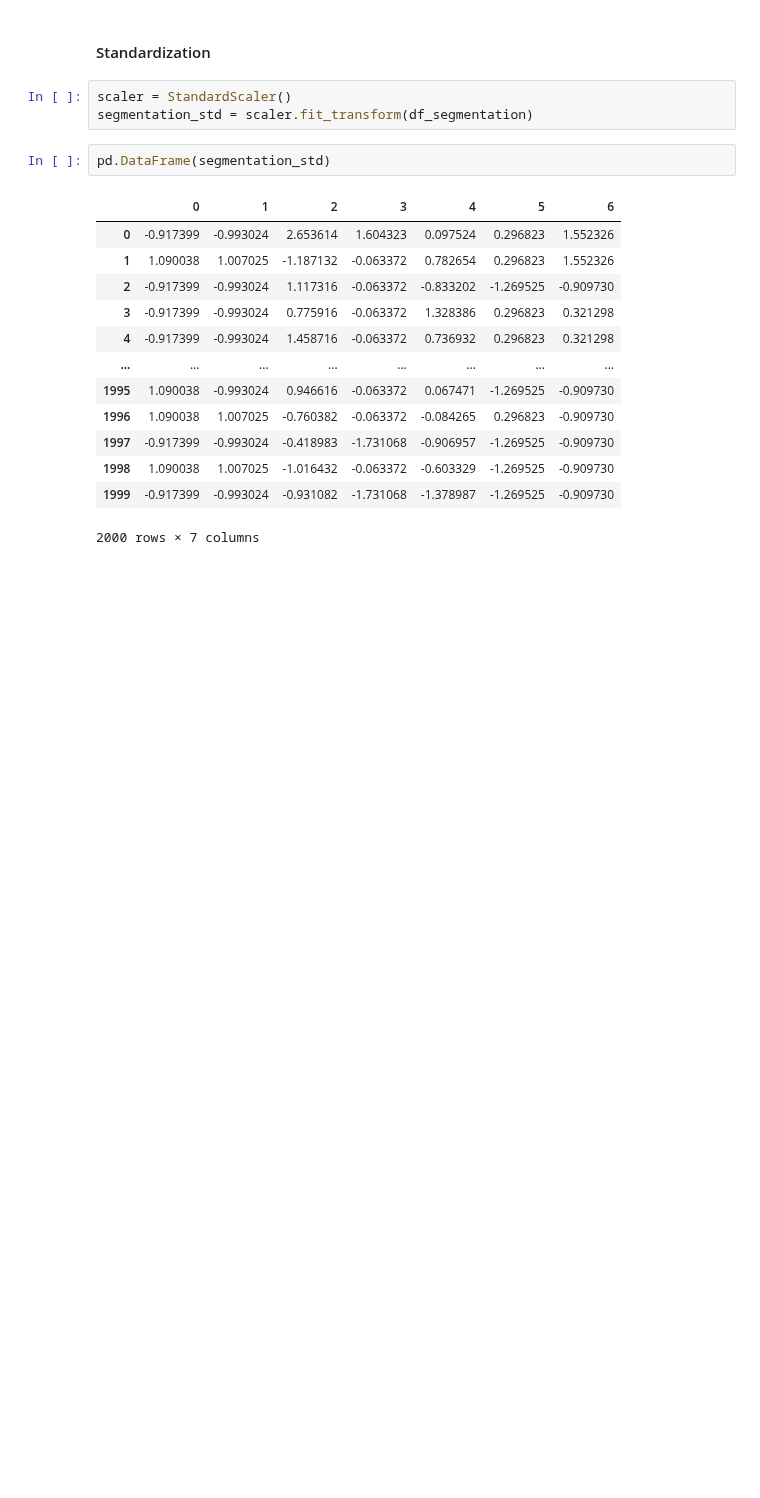
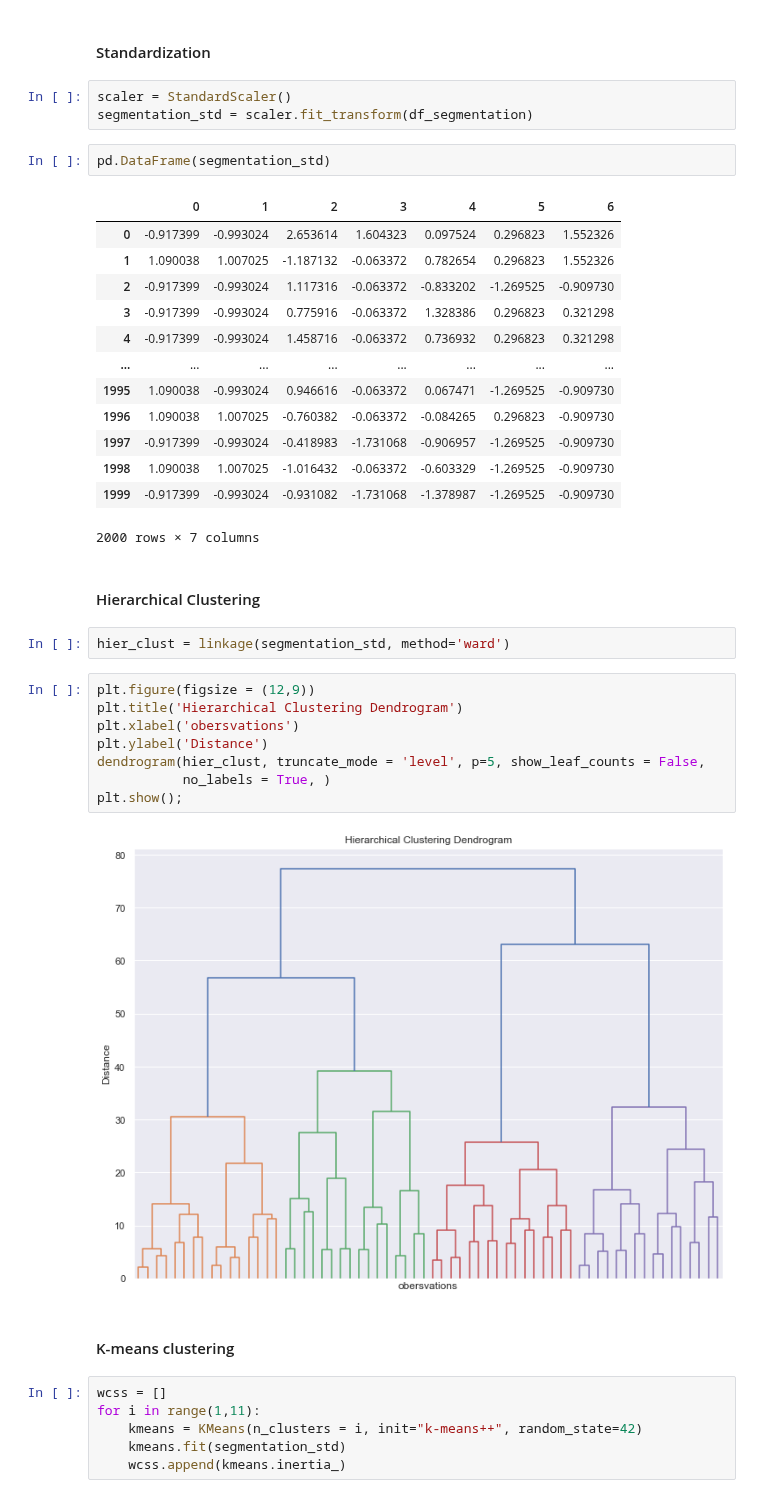
Before and after one commit to cmj123/customer_analytics_in_python, a Jupyter notebook: customer_segmentation/customer_segmentation.ipynb, the cells around one changed output. Saved outputs shown, nothing was run; the diff lists cells and outputs as text; blank space fills up the shorter version.

Commit message:
Completed hierarchical clustering and k-means clustering model for customer segmentation

```diff
--- a/customer_segmentation/customer_segmentation.ipynb
+++ b/customer_segmentation/customer_segmentation.ipynb
@@ -110,3 +114,25 @@ pd.DataFrame(segmentation_std)
 | 1998 | 1.090038 | 1.007025 | -1.016432 | -0.063372 | -0.603329 | -1.269525 | -0.909730 |
 | 1999 | -0.917399 | -0.993024 | -0.931082 | -1.731068 | -1.378987 | -1.269525 | -0.909730 |
 2000 rows × 7 columns
+# %% [markdown]
+#### Hierarchical Clustering
+# %%
+hier_clust = linkage(segmentation_std, method='ward')
+# %%
+plt.figure(figsize = (12,9))
+plt.title('Hierarchical Clustering Dendrogram')
+plt.xlabel('obersvations')
+plt.ylabel('Distance')
+dendrogram(hier_clust, truncate_mode = 'level', p=5, show_leaf_counts = False,
+           no_labels = True, )
+plt.show();
+# %% [output]
+[figure, added]
+# %% [markdown]
+#### K-means clustering
+# %%
+wcss = []
+for i in range(1,11):
+    kmeans = KMeans(n_clusters = i, init="k-means++", random_state=42)
+    kmeans.fit(segmentation_std)
+    wcss.append(kmeans.inertia_)
```
Also changed, not shown: parts of 14 cells of this notebook.
